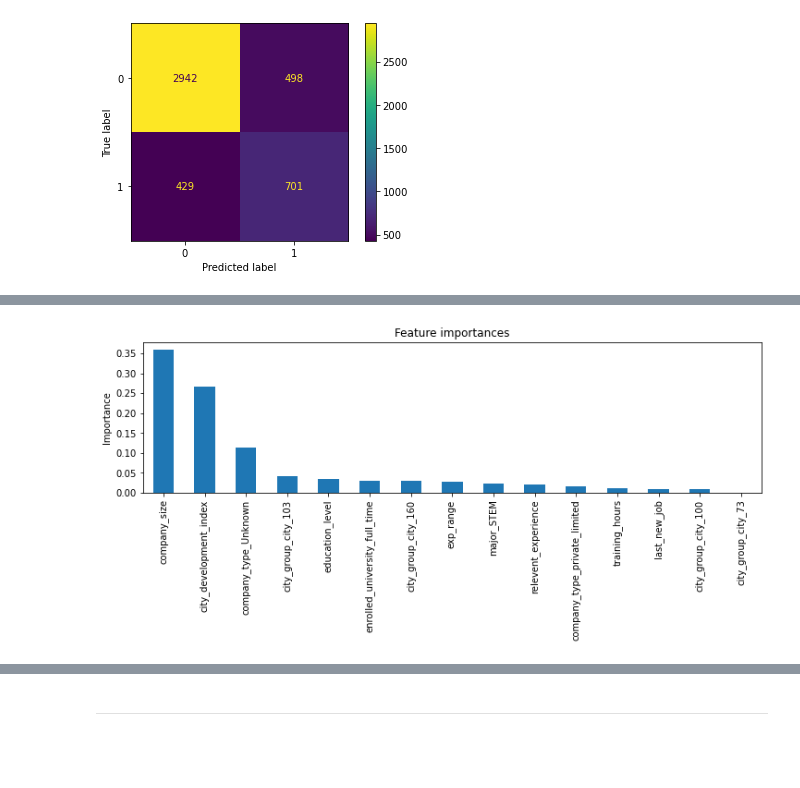
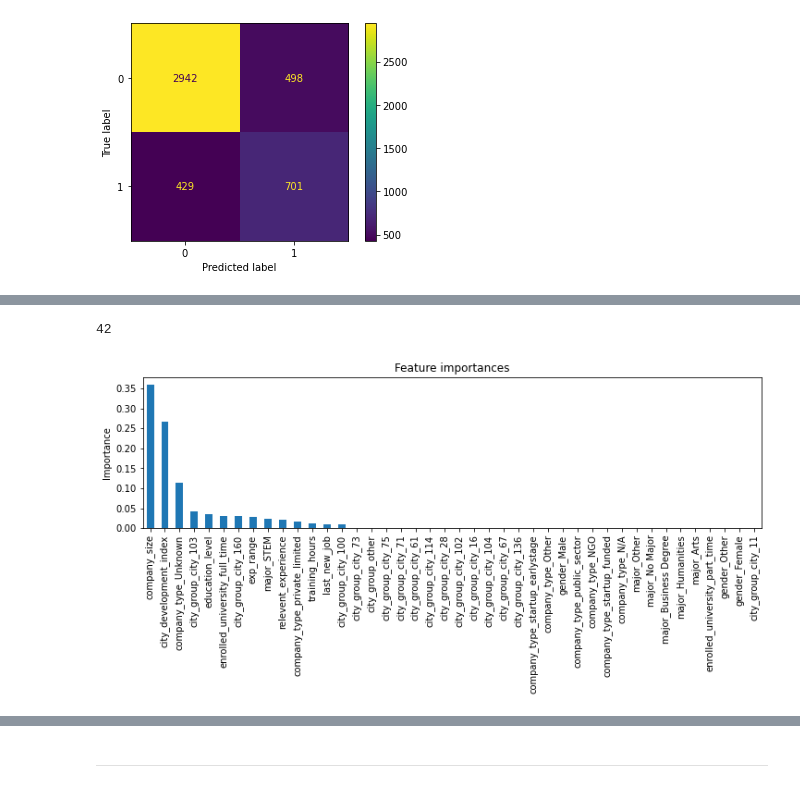
Before and after one commit to divzueri/Data-Science-Projects, a Jupyter notebook: HRAnalytics/notebooks/4_Modeling.ipynb, the cells around one changed output, grey strips where cells are left out. Cells and saved outputs as stored; diff of their text form; code cells hidden in the pictures; blank space fills up the shorter version.

```diff
--- a/HRAnalytics/notebooks/4_Modeling.ipynb
+++ b/HRAnalytics/notebooks/4_Modeling.ipynb
@@ -873,18 +872,22 @@ y.set_yticklabels(feat_names);
 [figure]
+# %%
+len(X_train.columns)
+# %% [output]
+42
 # %%
 # Plot feature importance
 
 importance = XGB_best.named_steps.XGB.feature_importances_
-feat_imp = pd.Series(importance, index=X_train.columns).sort_values(ascending=False).head(15)
+feat_imp = pd.Series(importance, index=X_train.columns).sort_values(ascending=False).head(42)
 
 fig, ax = plt.subplots(figsize=(12,3))
 feat_imp.plot.bar(ax=ax)
 
 ax.set_title("Feature importances")
 ax.set_ylabel("Importance")
 plt.xticks(rotation=90);
 # %% [output]
-[figure, old version]
+[figure, new version]
 # %%
 %%time
 
```
Also changed, not shown: parts of 33 cells of this notebook, 2 other files.
